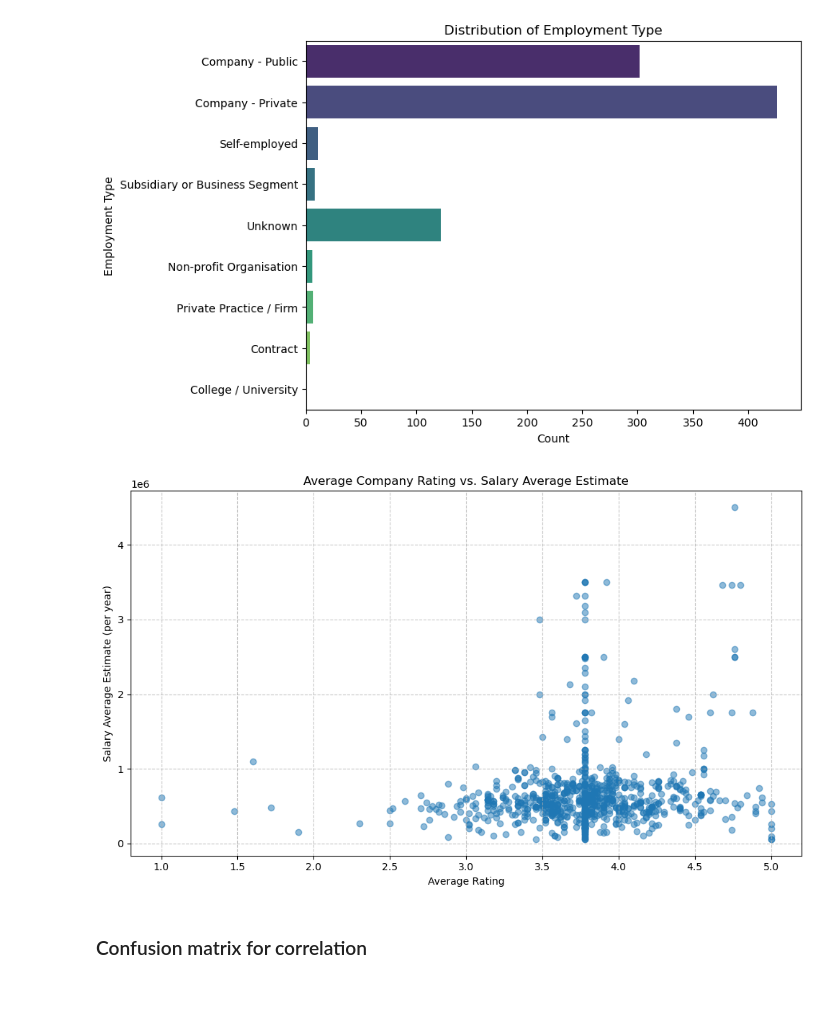
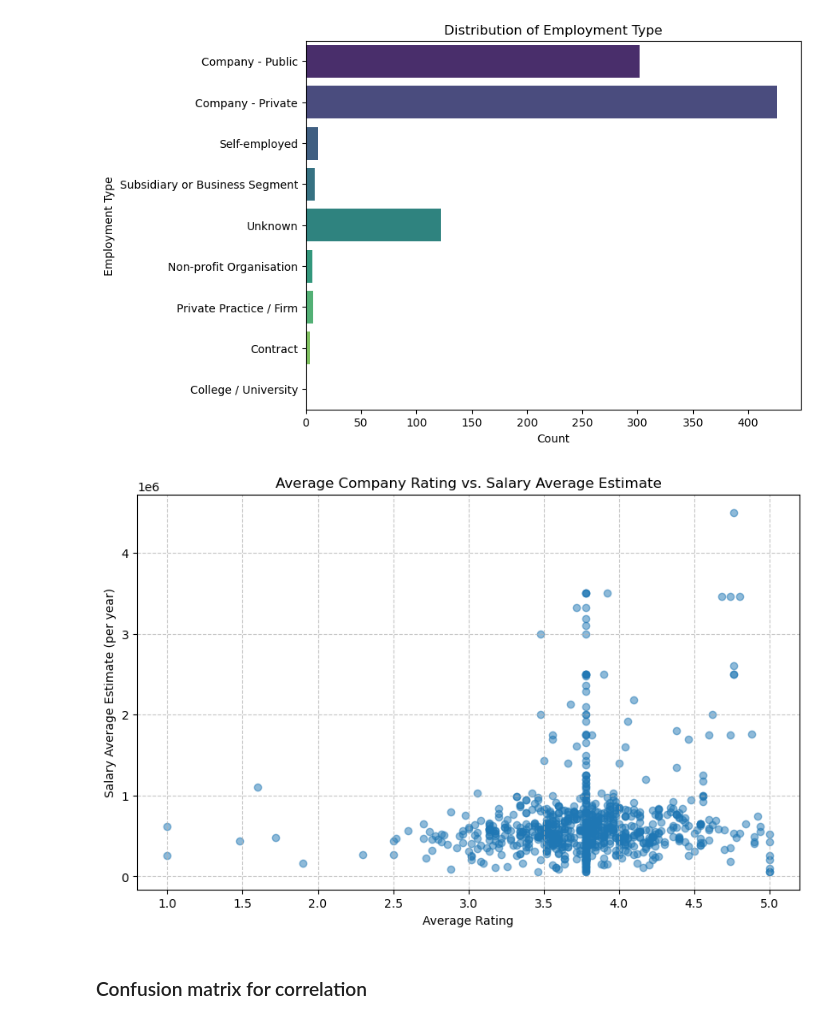
Before and after one commit to Ginaroberg/CSE-151-Group-Project, a Jupyter notebook: CSE 151A Group Project Notebook.ipynb, the cells around one changed output. Cells and saved outputs as stored; diff of their text form; code cells hidden in the pictures; blank space fills up the shorter version.

```diff
--- a/CSE 151A Group Project Notebook.ipynb
+++ b/CSE 151A Group Project Notebook.ipynb
@@ -306,13 +232,13 @@ plt.show()
 # %% [output]
 [figure]
 # %%
+# scatter plot of average company rating vs salary_avg_estimate_per_year
 plt.figure(figsize=(10, 6))
 plt.scatter(df['avg_rating'], df['salary_avg_estimate_per_year'], alpha=0.5)
 plt.xlabel('Average Rating')
 plt.ylabel('Salary Average Estimate (per year)')
 plt.title('Average Company Rating vs. Salary Average Estimate')
 plt.grid(True, linestyle='--', alpha=0.7)
-plt.tight_layout()
 plt.show()
 # %% [output]
-[figure, old version]
+[figure, new version]
```
Also changed, not shown: parts of 29 cells of this notebook.
